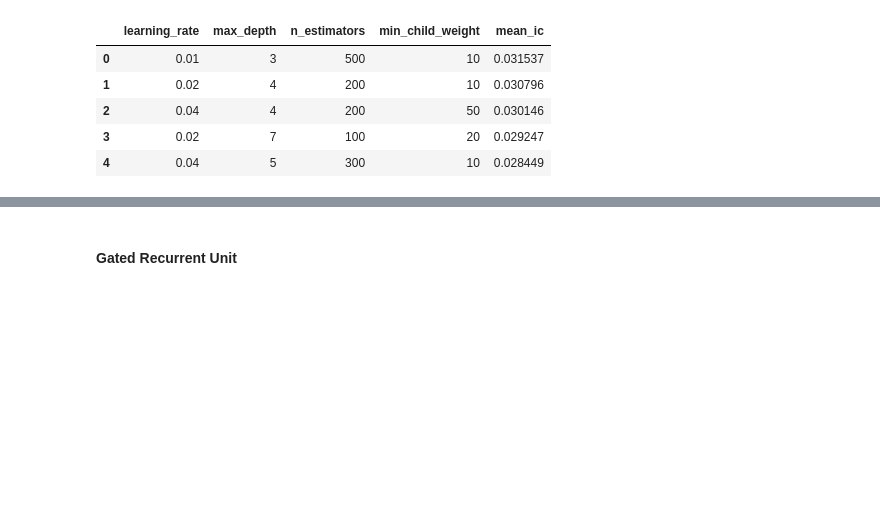
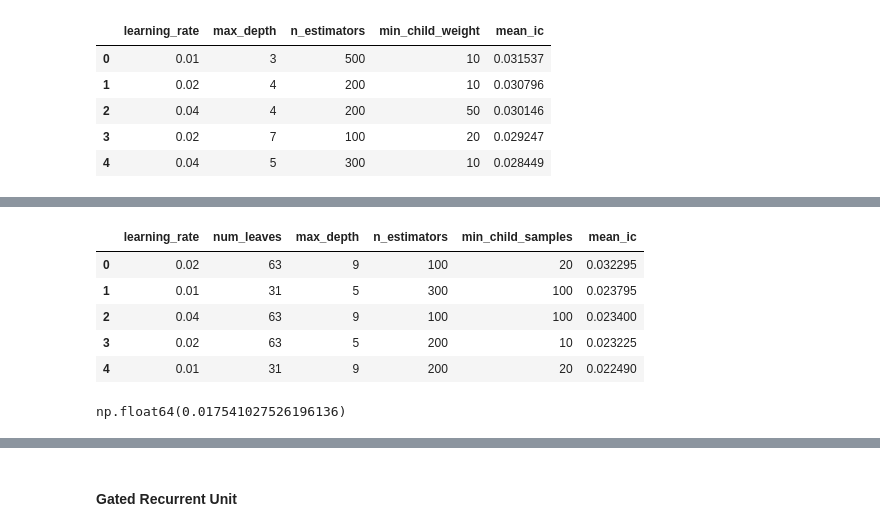
Before and after one commit to hungryfire267/systematic-equities-research, a Jupyter notebook: notebooks/lightgbm_walkforward_research.ipynb, the cells around one changed output, grey strips where cells are left out. Drawn from its saved outputs; the diff is of its cells as text; code cells hidden in the pictures; blank space fills up the shorter version.

Commit message:
Added model_comparison

```diff
--- a/notebooks/lightgbm_walkforward_research.ipynb
+++ b/notebooks/lightgbm_walkforward_research.ipynb
@@ -216,0 +256,10 @@ mean_ic = daily_ic.dropna().mean()
+# %%
+results_lightgbm_market_df = pd.read_csv(os.path.join(BASE_DIR, "results/lightgbm_model/random_search_market.csv"))
+results_lightgbm_market_df.head()
+# %% [output]
+|  | learning_rate | num_leaves | max_depth | n_estimators | min_child_samples | mean_ic |
+| 0 | 0.02 | 63 | 9 | 100 | 20 | 0.032295 |
+| 1 | 0.01 | 31 | 5 | 300 | 100 | 0.023795 |
+| 2 | 0.04 | 63 | 9 | 100 | 100 | 0.023400 |
+| 3 | 0.02 | 63 | 5 | 200 | 10 | 0.023225 |
+| 4 | 0.01 | 31 | 9 | 200 | 20 | 0.022490 |
@@ -216,0 +310,4 @@ mean_ic = daily_ic.dropna().mean()
+# %%
+mean_ic
+# %% [output]
+np.float64(0.017541027526196136)
```
Also changed, not shown: parts of 34 cells of this notebook, 28 other files.
